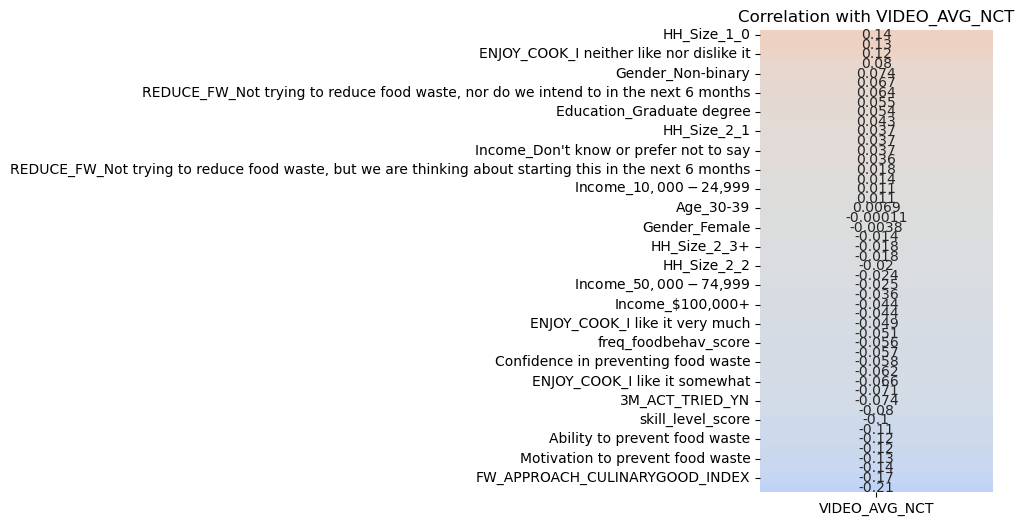
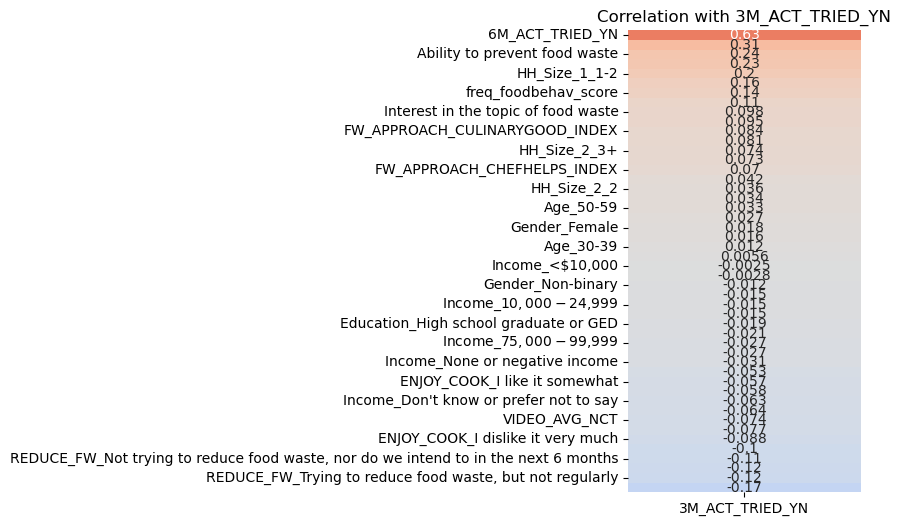
Code edit (unified diff) that turned the first committed figure into the second:
--- before
+++ after
@@ -30,5 +30,5 @@
 if SHOW_PLOTS:
     plt.figure(figsize=(3, 6))
-    sns.heatmap(corr_3m), annot=True, cmap="coolwarm", vmin=-1, vmax=1, cbar=False)
+    sns.heatmap(corr_3m, annot=True, cmap="coolwarm", vmin=-1, vmax=1, cbar=False)
     plt.title("Correlation with 3M_ACT_TRIED_YN")
     plt.show()

Commit: Actually fixed correlation plots